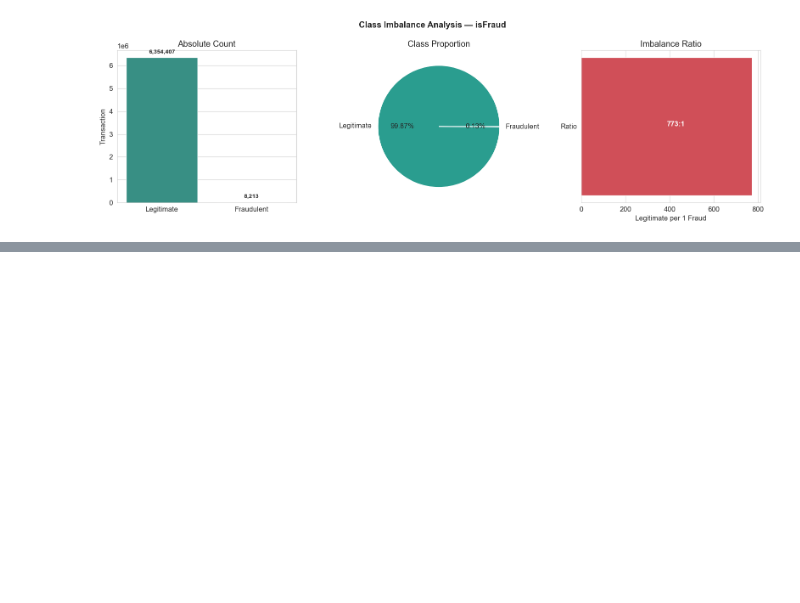
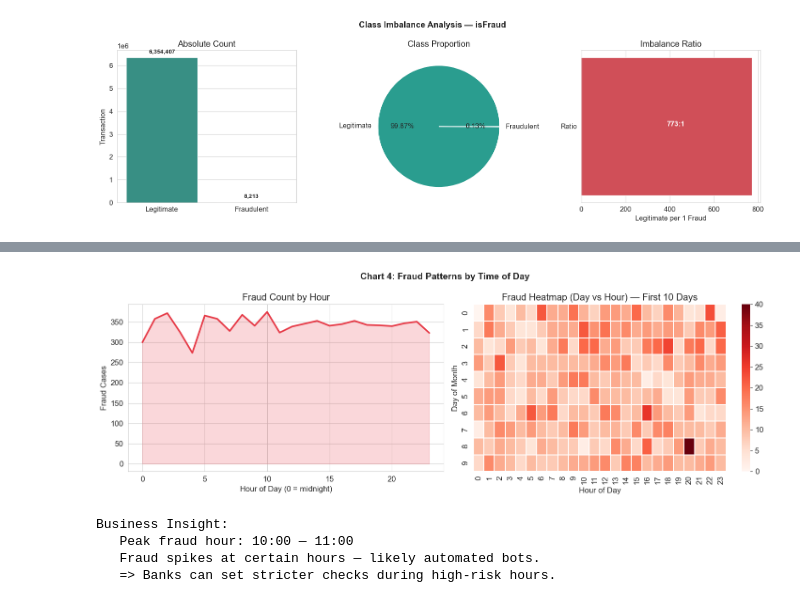
Before and after one commit to krupalgohil/Financial-Fraud-Detection-System, a Jupyter notebook: AML.ipynb, the cells around one changed output, grey strips where cells are left out. Drawn from its saved outputs; the diff is of its cells as text; code cells hidden in the pictures; blank space fills up the shorter version.

```diff
--- a/AML.ipynb
+++ b/AML.ipynb
@@ -456,0 +475,58 @@ ValueError: The palette dictionary is missing keys: {'Legitmate'}
+# %%
+# ── Chart 4: When does fraud happen? ─────────────────────────
+# Business Question: Are there peak fraud hours?
+
+
+df['hour_of_day'] = df['step'] % 24
+
+# Fraud count per hour
+hourly_fraud = df.groupby('hour_of_day')['isFraud'].sum().reset_index()
+hourly_fraud.columns = ['hour','fraud_count']
+
+fig, axes = plt.subplots(1, 2, figsize=(15,5))
+fig.suptitle('Chart 4: Fraud Patterns by Time of Day', fontsize=14, fontweight='bold')
+
+# Line plot — fraud count by hour
+sns.lineplot(
+    data=hourly_fraud,
+    x='hour',y='fraud_count',
+    color = '#E63946',
+    linewidth=2.5,
+    ax = axes[0]
+)
+axes[0].fill_between(hourly_fraud['hour'],hourly_fraud['fraud_count'],alpha=0.2,color='#E63946')
+axes[0].set_title('Fraud Count by Hour')
+axes[0].set_xlabel('Hour of Day (0 = midnight)')
+axes[0].set_ylabel('Fraud Cases')
+
+# Heatmap style — fraud by day and hour
+df['day'] = df['step'] // 24
+heatmap_data = df[df['isFraud']==1].groupby(['day','hour_of_day']).size().unstack(fill_value=0)
+# Sample 10 days for readability
+heatmap_sample = heatmap_data.iloc[:10]
+
+sns.heatmap(
+    heatmap_sample,
+    cmap='Reds',
+    ax=axes[1],
+    linewidths=0.3
+)
+axes[1].set_title('Fraud Heatmap (Day vs Hour) — First 10 Days')
+axes[1].set_xlabel('Hour of Day')
+axes[1].set_ylabel('Day of Month')
+
+plt.tight_layout()
+plt.savefig('Visuals/chart4_temporal_patterns.png', dpi=150, bbox_inches='tight')
+plt.show()
+
+peak_hour = hourly_fraud.loc[hourly_fraud['fraud_count'].idxmax(),'hour']
+print('Business Insight:')
+print(f'   Peak fraud hour: {peak_hour}:00 — {peak_hour+1}:00')
+print('   Fraud spikes at certain hours — likely automated bots.')
+print('   => Banks can set stricter checks during high-risk hours.')
+# %% [output]
+[figure, added]
+Business Insight:
+   Peak fraud hour: 10:00 — 11:00
+   Fraud spikes at certain hours — likely automated bots.
+   => Banks can set stricter checks during high-risk hours.
```
Also changed, not shown: parts of 7 cells of this notebook, 4 other files.
